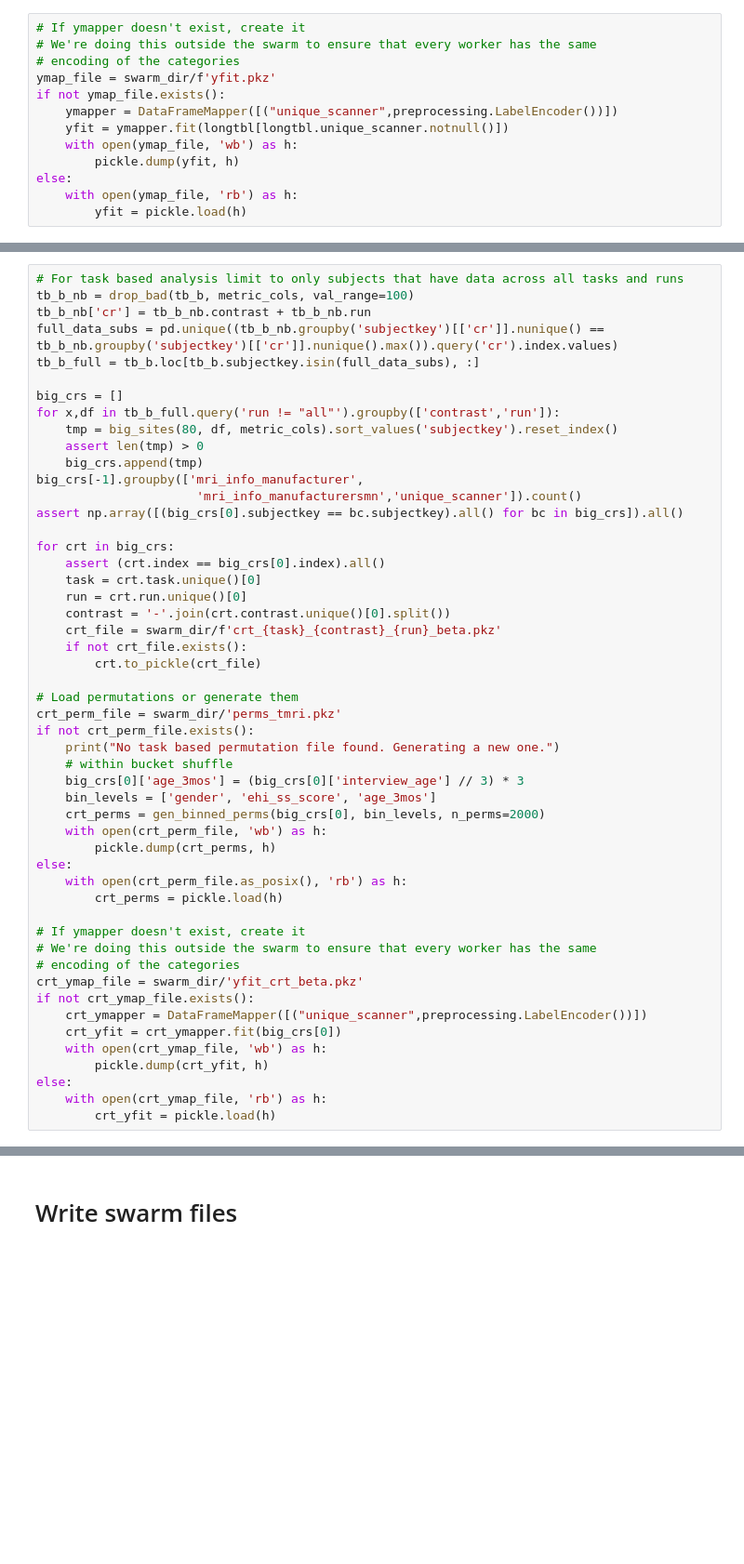
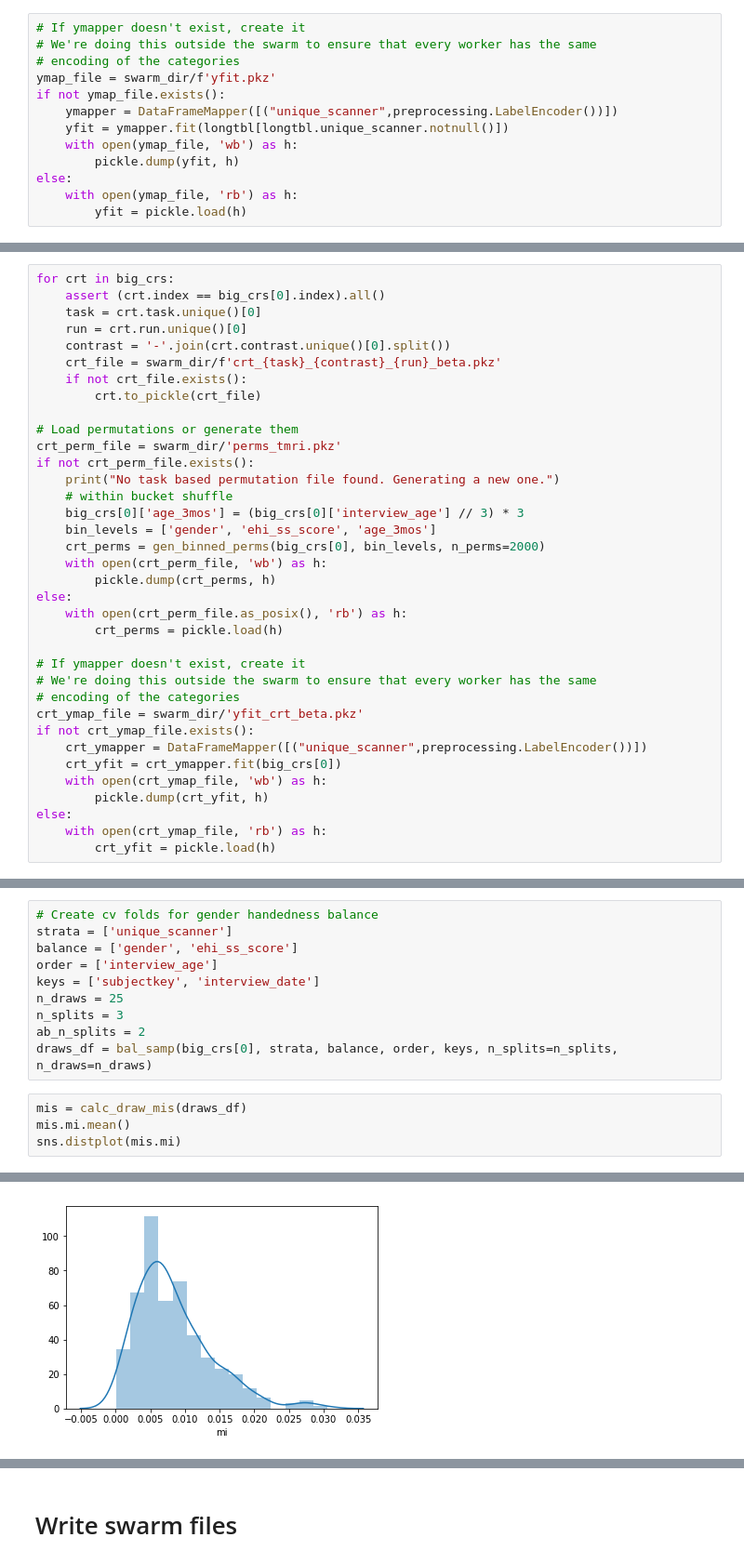
Before and after one commit to nih-fmrif/nielson_abcd_2018, a Jupyter notebook: prep_run_swarm.ipynb, the cells around one changed output, grey strips where cells are left out. Shown at 93% size. Saved outputs shown, nothing was run; the diff lists cells and outputs as text; blank space fills up the shorter version.

```diff
--- a/prep_run_swarm.ipynb
+++ b/prep_run_swarm.ipynb
@@ -558,19 +725,4 @@ else:
 # %%
-# For task based analysis limit to only subjects that have data across all tasks and runs
-tb_b_nb = drop_bad(tb_b, metric_cols, val_range=100)
-tb_b_nb['cr'] = tb_b_nb.contrast + tb_b_nb.run
-full_data_subs = pd.unique((tb_b_nb.groupby('subjectkey')[['cr']].nunique() == tb_b_nb.groupby('subjectkey')[['cr']].nunique().max()).query('cr').index.values)
-tb_b_full = tb_b.loc[tb_b.subjectkey.isin(full_data_subs), :]
-
-big_crs = []
-for x,df in tb_b_full.query('run != "all"').groupby(['contrast','run']):
-    tmp = big_sites(80, df, metric_cols).sort_values('subjectkey').reset_index()
-    assert len(tmp) > 0
-    big_crs.append(tmp)
-big_crs[-1].groupby(['mri_info_manufacturer',
-                      'mri_info_manufacturersmn','unique_scanner']).count()
-assert np.array([(big_crs[0].subjectkey == bc.subjectkey).all() for bc in big_crs]).all()
-
 for crt in big_crs:
     assert (crt.index == big_crs[0].index).all()
     task = crt.task.unique()[0]
@@ -640,0 +763,15 @@ No task based permutation file found. Generating a new one.
+# %%
+# Create cv folds for gender handedness balance
+strata = ['unique_scanner']
+balance = ['gender', 'ehi_ss_score']
+order = ['interview_age']
+keys = ['subjectkey', 'interview_date']
+n_draws = 25
+n_splits = 3
+ab_n_splits = 2
+draws_df = bal_samp(big_crs[0], strata, balance, order, keys, n_splits=n_splits, n_draws=n_draws)
+# %%
+mis = calc_draw_mis(draws_df)
+mis.mi.mean()
+sns.distplot(mis.mi)
+# %% [output]
@@ -640,0 +780 @@ No task based permutation file found. Generating a new one.
+[figure, added]
```
Also changed, not shown: parts of 31 cells of this notebook.
